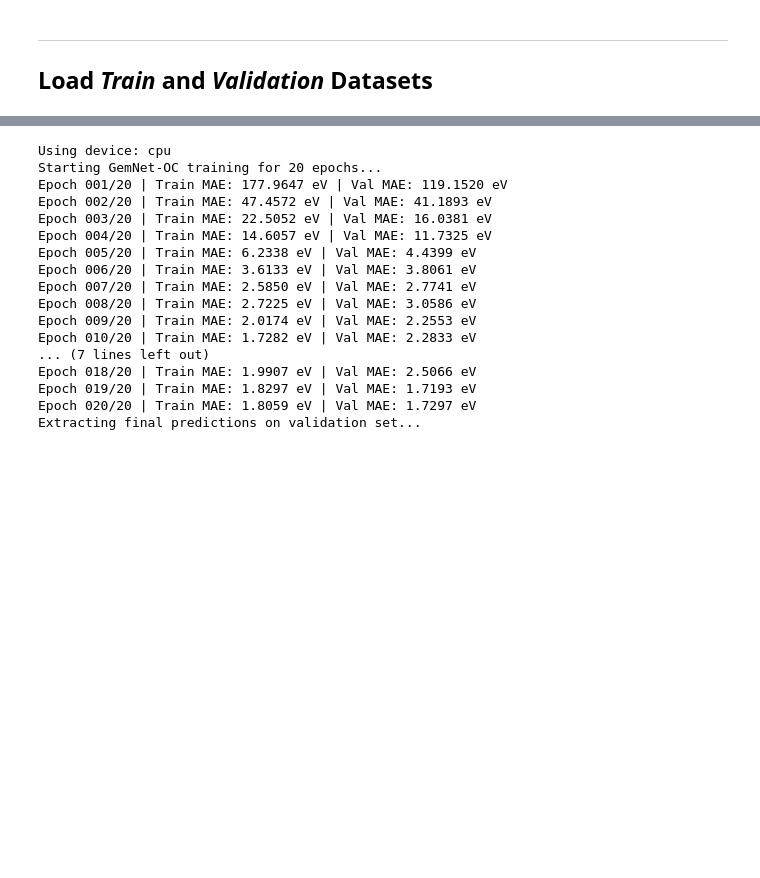
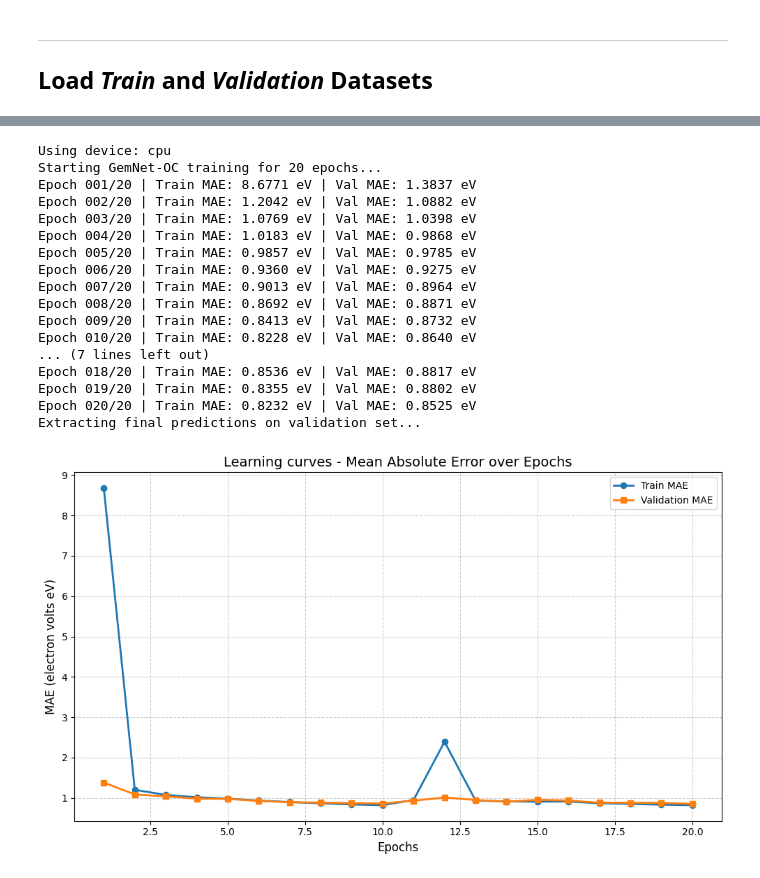
Before and after one commit to juanpaz90/h2-catalyst-ml, a Jupyter notebook: train_gem_net.ipynb, the cells around one changed output, grey strips where cells are left out. Drawn from its saved outputs; the diff is of its cells as text; code cells hidden in the pictures; blank space fills up the shorter version.

```diff
--- a/train_gem_net.ipynb
+++ b/train_gem_net.ipynb
@@ -65,0 +18,3 @@ from modules.GemNet import *
+# %%
+train = load_and_validate_dataset(train_dataset_path, 32000)
+validation = load_and_validate_dataset(val_dataset_path, 8000)
@@ -66,5 +24,5 @@ from modules.GemNet import *
 # %%
-g_model_8k, g_train_maes_8k, g_val_maes_8k, g_val_loader_8k, g_device_8k, g_preds_8k, g_targets_8k = configure_and_run_gemnet_training(
+g_model_32k, g_train_maes_32k, g_val_maes_32k, g_val_loader_32k, g_device_32k, g_preds_32k, g_targets_32k = configure_and_run_gemnet_training(
     train_data=train,
     val_data=validation,
     epochs=20,
@@ -74,18 +32,22 @@ g_model_8k, g_train_maes_8k, g_val_maes_8k, g_val_loader_8k, g_device_8k, g_pred
 # %% [output]
 Using device: cpu
 Starting GemNet-OC training for 20 epochs...
-Epoch 001/20 | Train MAE: 177.9647 eV | Val MAE: 119.1520 eV
-Epoch 002/20 | Train MAE: 47.4572 eV | Val MAE: 41.1893 eV
-Epoch 003/20 | Train MAE: 22.5052 eV | Val MAE: 16.0381 eV
-Epoch 004/20 | Train MAE: 14.6057 eV | Val MAE: 11.7325 eV
-Epoch 005/20 | Train MAE: 6.2338 eV | Val MAE: 4.4399 eV
-Epoch 006/20 | Train MAE: 3.6133 eV | Val MAE: 3.8061 eV
-Epoch 007/20 | Train MAE: 2.5850 eV | Val MAE: 2.7741 eV
-Epoch 008/20 | Train MAE: 2.7225 eV | Val MAE: 3.0586 eV
-Epoch 009/20 | Train MAE: 2.0174 eV | Val MAE: 2.2553 eV
-Epoch 010/20 | Train MAE: 1.7282 eV | Val MAE: 2.2833 eV
+Epoch 001/20 | Train MAE: 8.6771 eV | Val MAE: 1.3837 eV
+Epoch 002/20 | Train MAE: 1.2042 eV | Val MAE: 1.0882 eV
+Epoch 003/20 | Train MAE: 1.0769 eV | Val MAE: 1.0398 eV
+Epoch 004/20 | Train MAE: 1.0183 eV | Val MAE: 0.9868 eV
+Epoch 005/20 | Train MAE: 0.9857 eV | Val MAE: 0.9785 eV
+Epoch 006/20 | Train MAE: 0.9360 eV | Val MAE: 0.9275 eV
+Epoch 007/20 | Train MAE: 0.9013 eV | Val MAE: 0.8964 eV
+Epoch 008/20 | Train MAE: 0.8692 eV | Val MAE: 0.8871 eV
+Epoch 009/20 | Train MAE: 0.8413 eV | Val MAE: 0.8732 eV
+Epoch 010/20 | Train MAE: 0.8228 eV | Val MAE: 0.8640 eV
 ... (7 lines left out)
-Epoch 018/20 | Train MAE: 1.9907 eV | Val MAE: 2.5066 eV
-Epoch 019/20 | Train MAE: 1.8297 eV | Val MAE: 1.7193 eV
-Epoch 020/20 | Train MAE: 1.8059 eV | Val MAE: 1.7297 eV
+Epoch 018/20 | Train MAE: 0.8536 eV | Val MAE: 0.8817 eV
+Epoch 019/20 | Train MAE: 0.8355 eV | Val MAE: 0.8802 eV
+Epoch 020/20 | Train MAE: 0.8232 eV | Val MAE: 0.8525 eV
 Extracting final predictions on validation set...
+# %%
+plot_training_curves(g_train_maes_32k, g_val_maes_32k)
+# %% [output]
+[figure, added]
```
Also changed, not shown: parts of 25 cells of this notebook, 12 other files.
